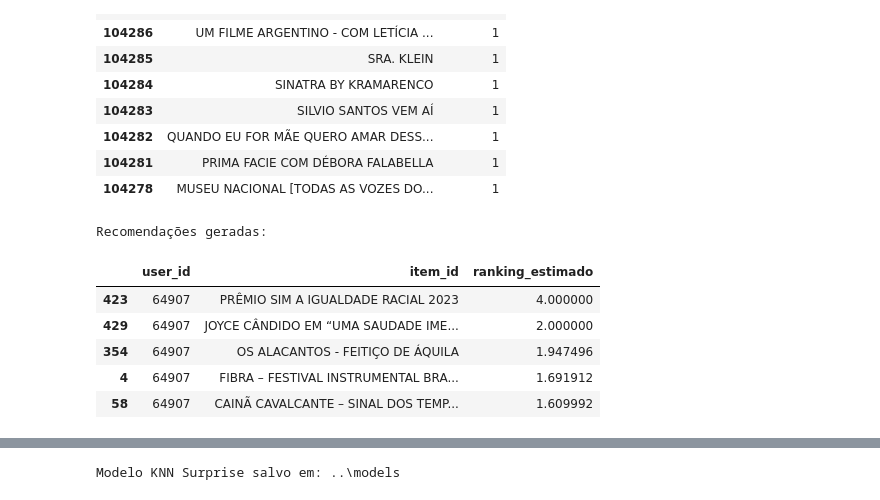
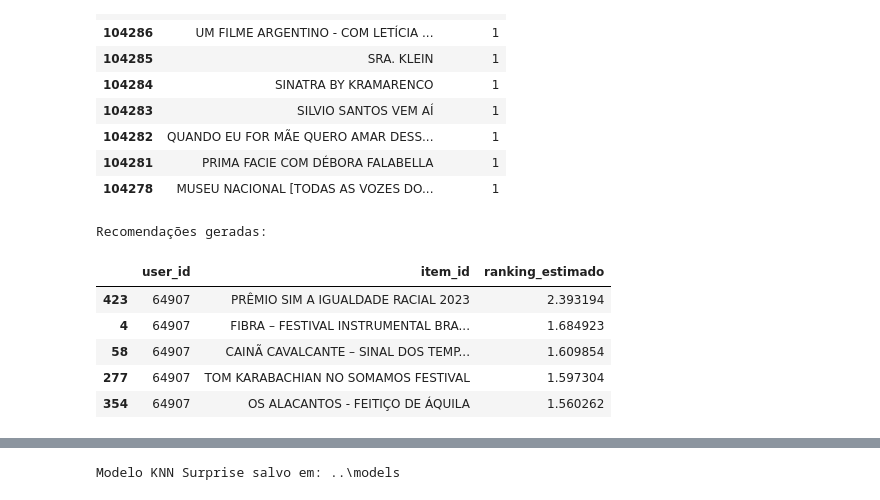
Before and after one commit to Kdu07/recomendashow, a Jupyter notebook: src/aad/02_knn.ipynb, the cells around one changed output, grey strips where cells are left out. Saved outputs shown, nothing was run; the diff lists cells and outputs as text; code cells hidden in the pictures.

```diff
--- a/src/aad/02_knn.ipynb
+++ b/src/aad/02_knn.ipynb
@@ -270,0 +350,12 @@ resultados_knn
+# %%
+full_trainset = data.build_full_trainset()
+
+modelo_knn_final = KNNWithMeans(
+    k=5,
+    sim_options=sim_options,
+    verbose=True
+)
+
+modelo_knn_final.fit(full_trainset)
+
+print("Modelo final KNNWithMeans treinado com 100% dos dados.")
@@ -385,17 +482,17 @@ Itens já consumidos pelo usuário:
 # %%
 print("\nRecomendações geradas:")
 
 recomendar_para_usuario_surprise(
-    modelo=modelo_knn,
+    modelo=modelo_knn_final,
     df=df,
     user_id=usuario_exemplo,
     top_n=5
 )
 # %% [output]
 Recomendações geradas:
 |  | user_id | item_id | ranking_estimado |
-| 423 | 64907 | PRÊMIO SIM A IGUALDADE RACIAL 2023 | 4.000000 |
-| 429 | 64907 | JOYCE CÂNDIDO EM “UMA SAUDADE IME... | 2.000000 |
-| 354 | 64907 | OS ALACANTOS - FEITIÇO DE ÁQUILA | 1.947496 |
-| 4 | 64907 | FIBRA – FESTIVAL INSTRUMENTAL BRA... | 1.691912 |
-| 58 | 64907 | CAINÃ CAVALCANTE – SINAL DOS TEMP... | 1.609992 |
+| 423 | 64907 | PRÊMIO SIM A IGUALDADE RACIAL 2023 | 2.393194 |
+| 4 | 64907 | FIBRA – FESTIVAL INSTRUMENTAL BRA... | 1.684923 |
+| 58 | 64907 | CAINÃ CAVALCANTE – SINAL DOS TEMP... | 1.609854 |
+| 277 | 64907 | TOM KARABACHIAN NO SOMAMOS FESTIVAL | 1.597304 |
+| 354 | 64907 | OS ALACANTOS - FEITIÇO DE ÁQUILA | 1.560262 |
```
Also changed, not shown: parts of 20 cells of this notebook, 1 other file.
